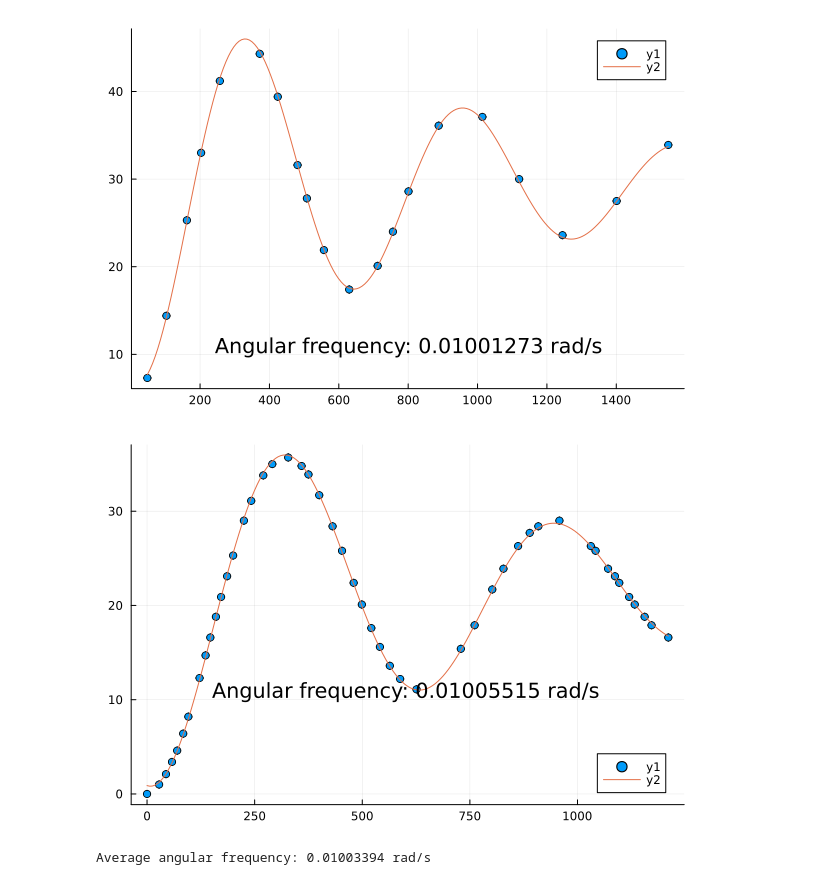
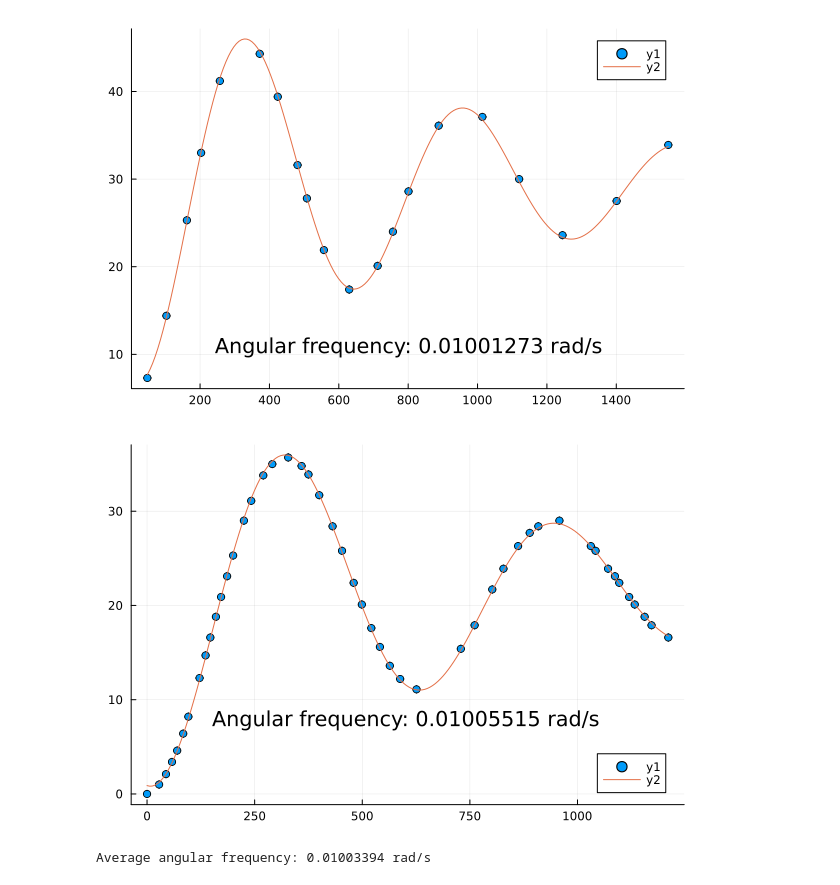
Before and after one commit to UserDJ1/iLab, a Jupyter notebook: Cavendish.ipynb, the cells around one changed output. Cells and saved outputs as stored; diff of their text form; code cells hidden in the pictures.

```diff
--- a/Cavendish.ipynb
+++ b/Cavendish.ipynb
@@ -99,5 +99,5 @@ measurements = [
 ]
 
 # Create vectors t and x from the measurements
-t = [(time_to_seconds(m[1]) ± 0.5) - t0 for m in measurements]
-x = [(m[2] ± 0.05) for m in measurements];
+t1 = [(time_to_seconds(m[1]) ± 0.5) - t0 for m in measurements]
+x1 = [(m[2] ± 0.05) for m in measurements];
@@ -139,8 +119,8 @@ ylabel!("Position (cm)")
 @. model(x, p) = p[1] * exp( -p[2] * (x + abs(p[3])) ) * sin( p[4] * x + p[5] ) + p[6]
 
 fit_eq = curve_fit(model, [m.val for m in t_eq], [m.val for m in x_eq], [5.5, 0.001, 1280, 0.012, 2.0, 5.0])
-fit = curve_fit(model, [m.val for m in t], [m.val for m in x], [10.0, 0.001, -50, 0.012, -0.5, 28.0])
+fit1 = curve_fit(model, [m.val for m in t1], [m.val for m in x1], [10.0, 0.001, -50, 0.012, -0.5, 28.0])
 
 bestfit_eq(x) = model(x, coef(fit_eq))
-bestfit(x) = model(x, coef(fit))
+bestfit1(x) = model(x, coef(fit1))
 # %% [output]
@@ -241,13 +221,13 @@ t2 = [(m ± 0.5) for m in t2];
 # %%
 plt = plot(scatter(t2, x2))
 
 fit2 = curve_fit(model, [m.val for m in t2], [m.val for m in x2], [10.0, 0.001, -50, 0.012, -0.5, 28.0])
 bestfit2(x) = model(x, coef(fit2))
 
 plt = plot!(LinRange(minimum([m.val for m in t2]), maximum([m.val for m in t2]), 200), bestfit2.(LinRange(minimum([m.val for m in t2]), maximum([m.val for m in t2]), 200)))
-plt = annotate!(600, 11.0, "Angular frequency: $(round(coef(fit2)[4], digits=8)) rad/s")
+plt = annotate!(600, 8.0, "Angular frequency: $(round(coef(fit2)[4], digits=8)) rad/s")
 # %% [output]
-[figure, old version]
+[figure, new version]
 # %%
 println("Average angular frequency: $(round((coef(fit_eq)[4] + coef(fit2)[4]) / 2, digits=8)) rad/s")
 # %% [output]
```
Also changed, not shown: parts of 19 cells of this notebook.
